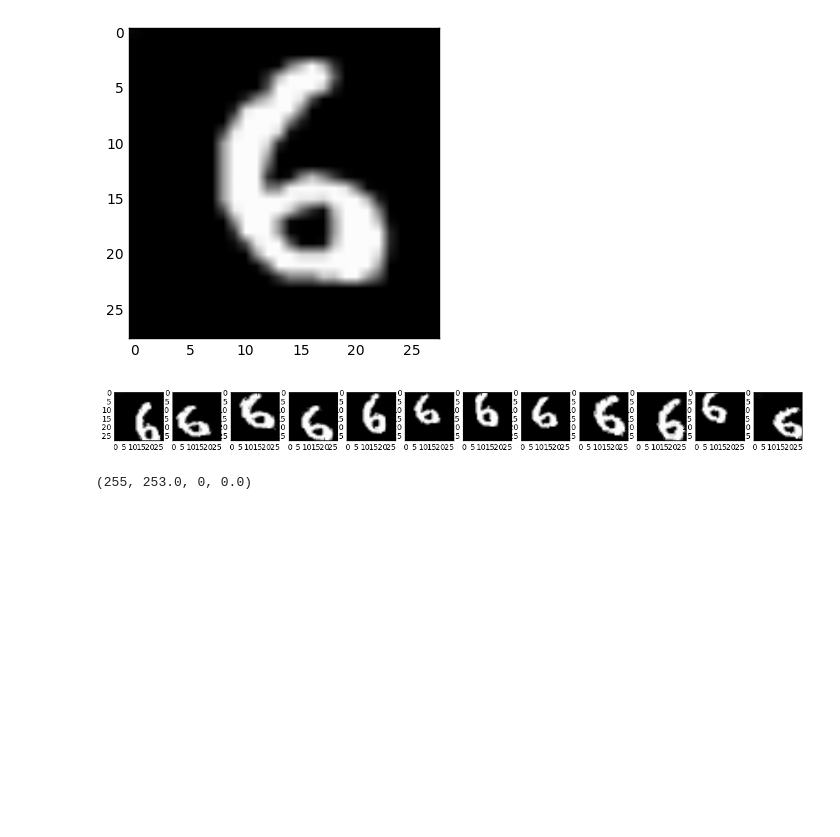
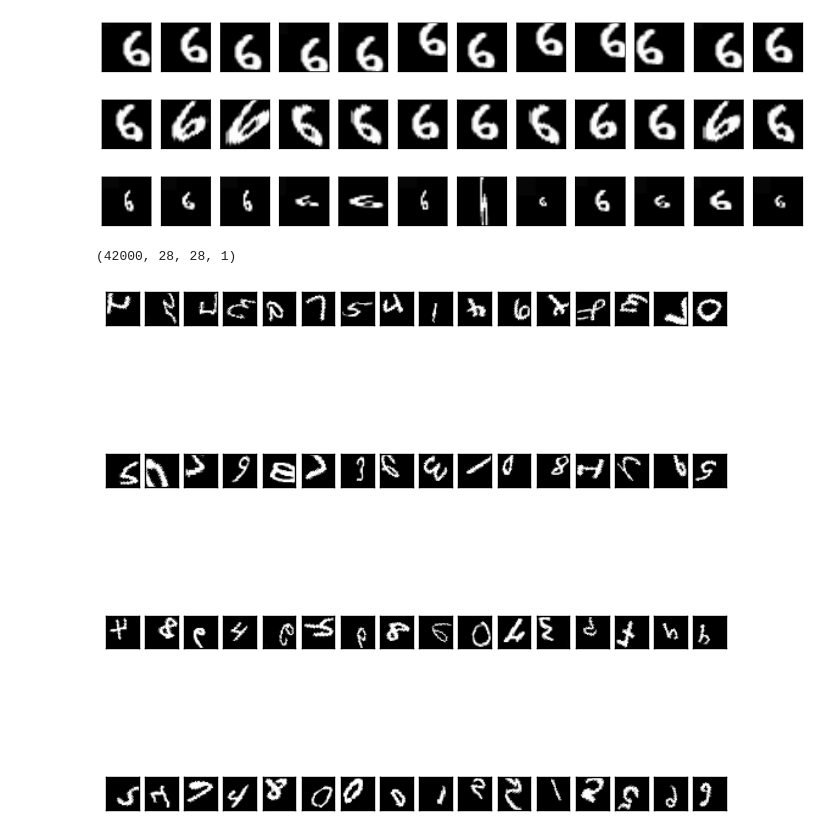
Before and after one commit to jiandai/mnist, a Jupyter notebook: image-data-augmentation-by-keras.ipynb, the cells around one changed output. Drawn from its saved outputs; the diff is of its cells as text; code cells hidden in the pictures; blank space fills up the shorter version.

```diff
--- a/image-data-augmentation-by-keras.ipynb
+++ b/image-data-augmentation-by-keras.ipynb
@@ -12,2 +28,5 @@ from keras.preprocessing.image import ImageDataGenerator
+# %%
+# Randomly pick one example
+x = trainDF.iloc[550,0:784].reshape(1,28,28)
 # %%
 import matplotlib.pyplot as plt
@@ -13,0 +54,10 @@ import matplotlib.pyplot as plt
+# %%
+# Use random shift
+fig,ax = plt.subplots(1,12,figsize=[16,16])
+for j in range(12):
+    x1=random_shift(x,wrg=.25,hrg=.25)
+    ax[j].set_xticks([])
+    ax[j].set_yticks([])
+    ax[j].imshow(x1[0,:,:],cmap='gray')
+# %% [output]
+[figure, added]
@@ -13,0 +66,10 @@ import matplotlib.pyplot as plt
+# %%
+# Use random shear
+fig,ax = plt.subplots(1,12,figsize=[16,16])
+for j in range(12):
+    x1=random_shear(x,intensity=1)
+    ax[j].set_xticks([])
+    ax[j].set_yticks([])
+    ax[j].imshow(x1[0,:,:],cmap='gray')
+# %% [output]
+[figure, added]
@@ -13,0 +78,10 @@ import matplotlib.pyplot as plt
+# %%
+# Use random shear
+fig,ax = plt.subplots(1,12,figsize=[16,16])
+for j in range(12):
+    x1=random_zoom(x,zoom_range=(.25,4.))
+    ax[j].set_xticks([])
+    ax[j].set_yticks([])
+    ax[j].imshow(x1[0,:,:],cmap='gray')
+# %% [output]
+[figure, added]
@@ -14,31 +91,28 @@ import matplotlib.pyplot as plt
 # %%
 datagen = ImageDataGenerator(
-        rotation_range=10,
-        width_shift_range=0.2,
-        height_shift_range=0.2,
-        shear_range=0.2,
-        zoom_range=0.2,
-        horizontal_flip=False,
-        fill_mode='nearest')
+    rotation_range=30,
+    width_shift_range=0.2,
+    height_shift_range=0.2,
+    shear_range=0.2,
+    zoom_range=0.3,
+    horizontal_flip=True,
+    vertical_flip=True,
+    fill_mode='nearest')
 # %%
-# Randomly pick one example
-x = trainDF.iloc[550,0:784].reshape(1,28,28,1)
+X = trainDF.iloc[:,0:784].values.reshape(trainDF.shape[0],28,28,1)
-# %%
-plt.imshow(x[0,:,:,0],cmap='gray');plt.show()
-# %% [output]
-[figure, removed]
+# %%
+X.shape
+# %% [output]
+(42000, 28, 28, 1)
 # %%
 # Interactively play this cell over and over to see the effect of data augmentation
-fig,ax = plt.subplots(1,12,figsize=[16,16])
-for j in range(12):
-    x1=datagen.flow(x, batch_size=1).next()
-    #ax[j].set_xticks([])
-    #ax[j].set_yticks([])
-    ax[j].imshow(x1[0,:,:,0],cmap='gray')
+n_r, n_c = 4,16
+x1=datagen.flow(X, batch_size=n_r*n_c).next()
+fig,ax = plt.subplots(n_r,n_c,figsize=[8,8])
+for j in range(n_r*n_c):
+    ax[j //n_c, j%n_c].set_xticks([])
+    ax[j //n_c, j%n_c].set_yticks([])
+    ax[j //n_c, j%n_c].imshow(x1[j,:,:,0],cmap='gray')
 plt.show()
 # %% [output]
-[figure, old version]
+[figure, new version]
-# %%
-x.max(),x1.max(),x.min(),x1.min()
-# %% [output]
-(255, 253.0, 0, 0.0)
```
Also changed, not shown: parts of 24 cells of this notebook.
